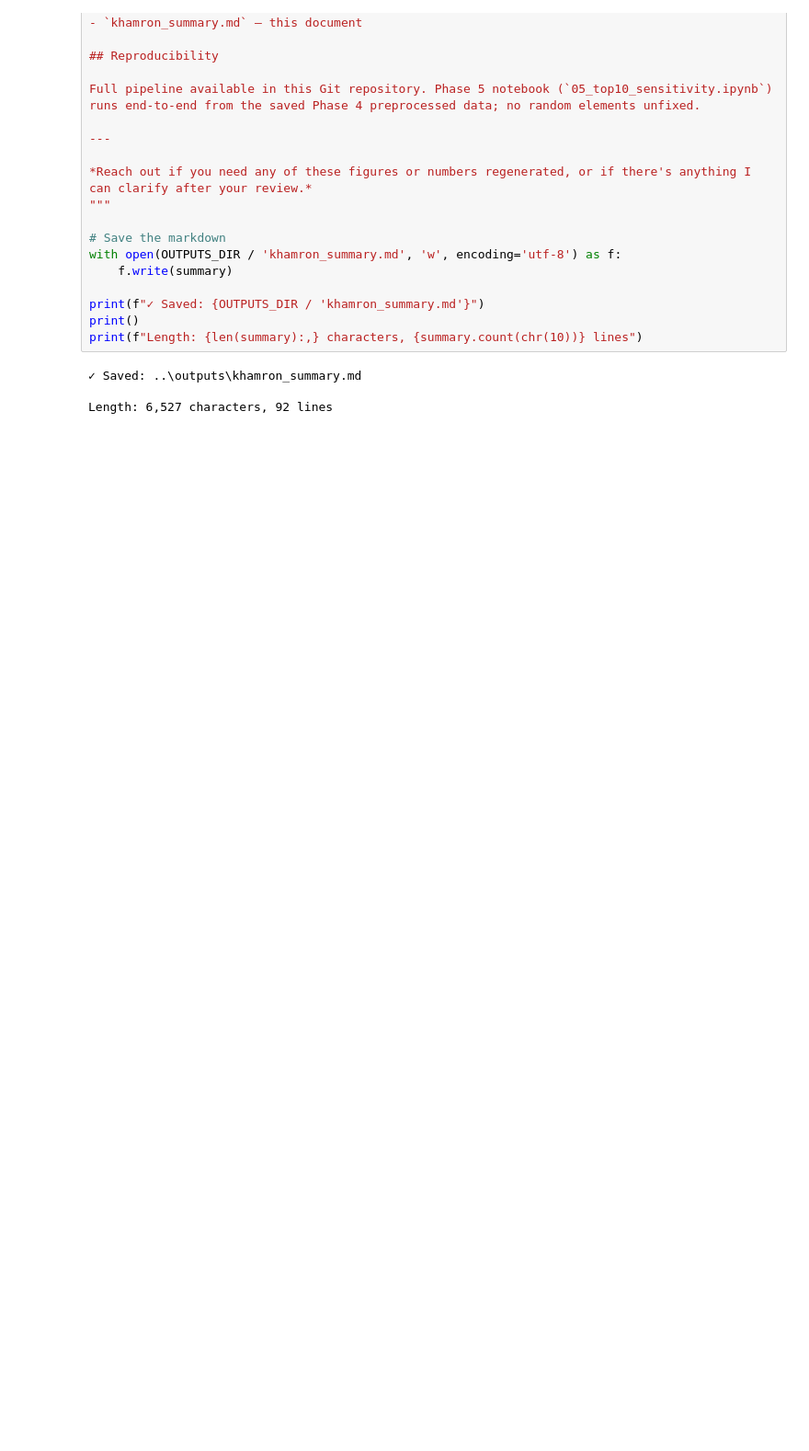
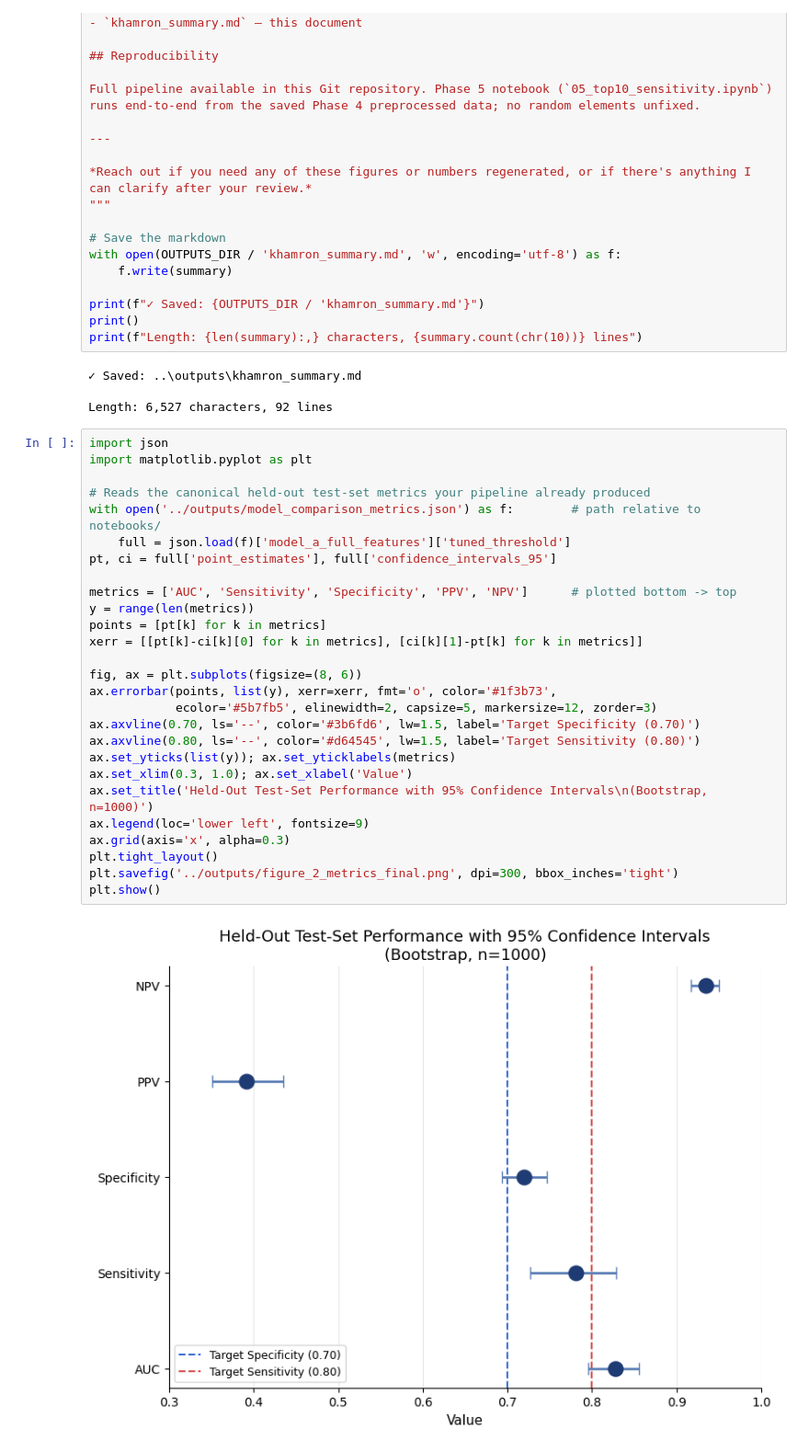
Before and after one commit to wilson-nguyen/aim-ahead-asthma, a Jupyter notebook: notebooks/05_top10_sensitivity.ipynb, the cells around one changed output. Shown at 92% size. Drawn from its saved outputs; the diff is of its cells as text; blank space fills up the shorter version.

```diff
--- a/notebooks/05_top10_sensitivity.ipynb
+++ b/notebooks/05_top10_sensitivity.ipynb
@@ -1561,3 +1561,32 @@ print(f"Length: {len(summary):,} characters, {summary.count(chr(10))} lines")
 ✓ Saved: ..\outputs\khamron_summary.md
 
 Length: 6,527 characters, 92 lines
+# %%
+import json
+import matplotlib.pyplot as plt
+
+# Reads the canonical held-out test-set metrics your pipeline already produced
+with open('../outputs/model_comparison_metrics.json') as f:        # path relative to notebooks/
+    full = json.load(f)['model_a_full_features']['tuned_threshold']
+pt, ci = full['point_estimates'], full['confidence_intervals_95']
+
+metrics = ['AUC', 'Sensitivity', 'Specificity', 'PPV', 'NPV']      # plotted bottom -> top
+y = range(len(metrics))
+points = [pt[k] for k in metrics]
+xerr = [[pt[k]-ci[k][0] for k in metrics], [ci[k][1]-pt[k] for k in metrics]]
+
+fig, ax = plt.subplots(figsize=(8, 6))
+ax.errorbar(points, list(y), xerr=xerr, fmt='o', color='#1f3b73',
+            ecolor='#5b7fb5', elinewidth=2, capsize=5, markersize=12, zorder=3)
+ax.axvline(0.70, ls='--', color='#3b6fd6', lw=1.5, label='Target Specificity (0.70)')
+ax.axvline(0.80, ls='--', color='#d64545', lw=1.5, label='Target Sensitivity (0.80)')
+ax.set_yticks(list(y)); ax.set_yticklabels(metrics)
+ax.set_xlim(0.3, 1.0); ax.set_xlabel('Value')
+ax.set_title('Held-Out Test-Set Performance with 95% Confidence Intervals\n(Bootstrap, n=1000)')
+ax.legend(loc='lower left', fontsize=9)
+ax.grid(axis='x', alpha=0.3)
+plt.tight_layout()
+plt.savefig('../outputs/figure_2_metrics_final.png', dpi=300, bbox_inches='tight')
+plt.show()
+# %% [output]
+[figure, added]
```
Also changed, not shown: parts of 17 cells of this notebook, 5 other files.
